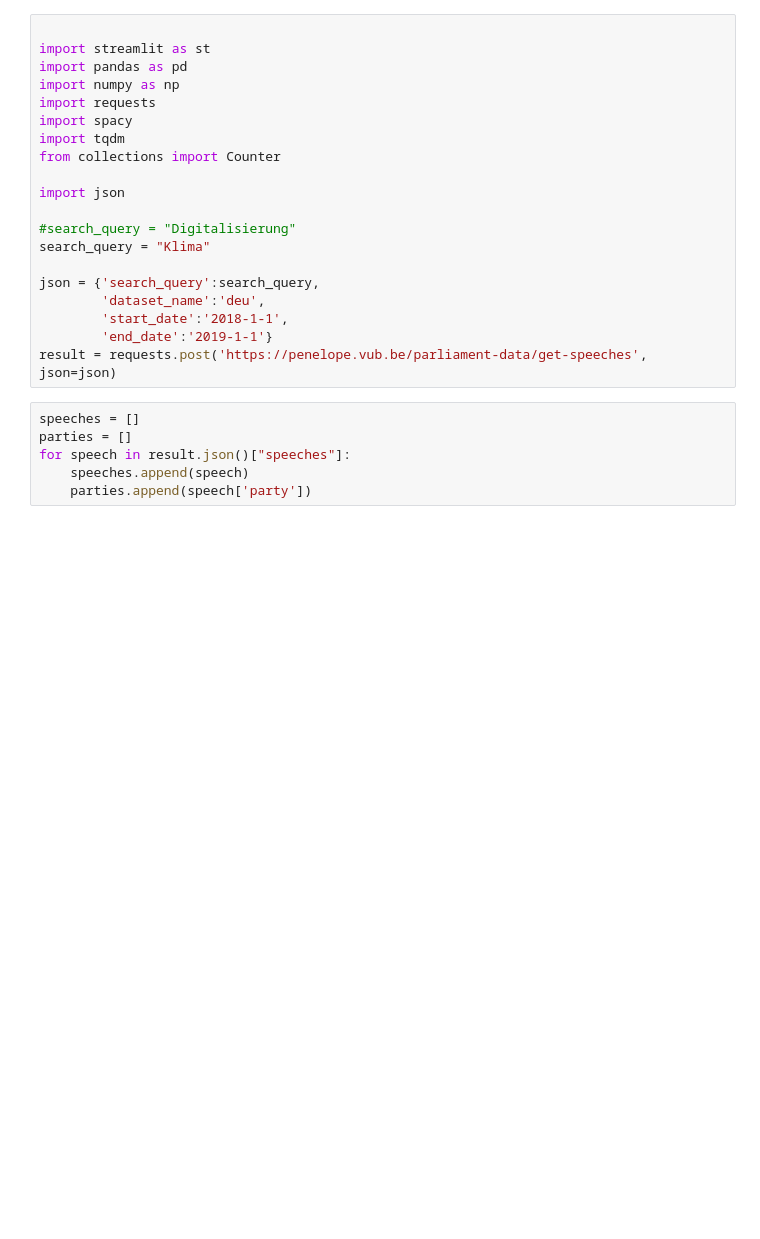
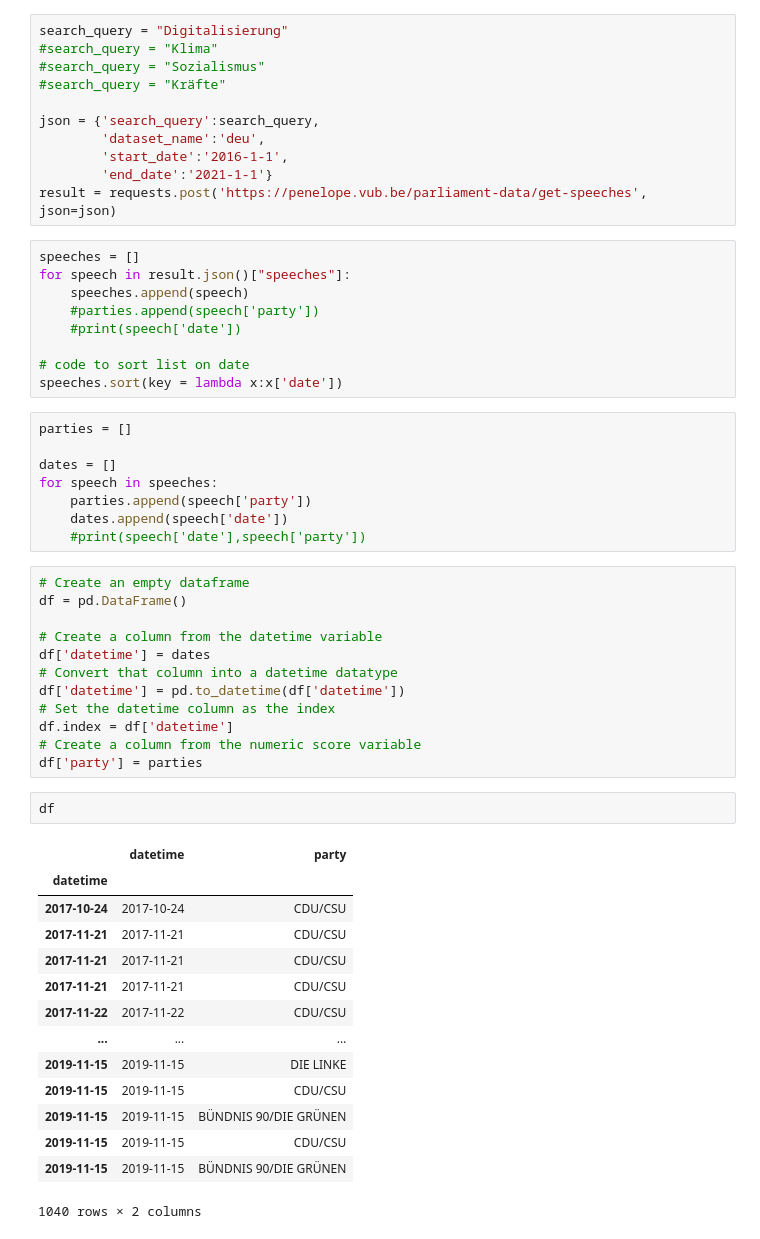
Before and after one commit to sevenbanisch/bundestagsreden, a Jupyter notebook: simplestatistics.ipynb, the cells around one changed output. Saved outputs shown, nothing was run; the diff lists cells and outputs as text; blank space fills up the shorter version.

```diff
--- a/simplestatistics.ipynb
+++ b/simplestatistics.ipynb
@@ -1,26 +143,57 @@
 # %%
-
-import streamlit as st
-import pandas as pd
-import numpy as np
-import requests
-import spacy
-import tqdm
-from collections import Counter
-
-import json
-
-#search_query = "Digitalisierung"
-search_query = "Klima"
+search_query = "Digitalisierung"
+#search_query = "Klima"
+#search_query = "Sozialismus"
+#search_query = "Kräfte"
 
 json = {'search_query':search_query,
         'dataset_name':'deu',
-        'start_date':'2018-1-1',
-        'end_date':'2019-1-1'}
+        'start_date':'2016-1-1',
+        'end_date':'2021-1-1'}
 result = requests.post('https://penelope.vub.be/parliament-data/get-speeches', json=json)
 # %%
 speeches = []
-parties = []
 for speech in result.json()["speeches"]:
     speeches.append(speech)
-    parties.append(speech['party'])
+    #parties.append(speech['party'])
+    #print(speech['date'])
+
+# code to sort list on date
+speeches.sort(key = lambda x:x['date'])
+# %%
+parties = []
+
+dates = []
+for speech in speeches:
+    parties.append(speech['party'])
+    dates.append(speech['date'])
+    #print(speech['date'],speech['party'])
+# %%
+# Create an empty dataframe
+df = pd.DataFrame()
+
+# Create a column from the datetime variable
+df['datetime'] = dates
+# Convert that column into a datetime datatype
+df['datetime'] = pd.to_datetime(df['datetime'])
+# Set the datetime column as the index
+df.index = df['datetime']
+# Create a column from the numeric score variable
+df['party'] = parties
+# %%
+df
+# %% [output]
+|  | datetime | party |
+| datetime |  |  |
+| 2017-10-24 | 2017-10-24 | CDU/CSU |
+| 2017-11-21 | 2017-11-21 | CDU/CSU |
+| 2017-11-21 | 2017-11-21 | CDU/CSU |
+| 2017-11-21 | 2017-11-21 | CDU/CSU |
+| 2017-11-22 | 2017-11-22 | CDU/CSU |
+| ... | ... | ... |
+| 2019-11-15 | 2019-11-15 | DIE LINKE |
+| 2019-11-15 | 2019-11-15 | CDU/CSU |
+| 2019-11-15 | 2019-11-15 | BÜNDNIS 90/DIE GRÜNEN |
+| 2019-11-15 | 2019-11-15 | CDU/CSU |
+| 2019-11-15 | 2019-11-15 | BÜNDNIS 90/DIE GRÜNEN |
+1040 rows × 2 columns
```
Also changed, not shown: parts of 15 cells of this notebook, 2 other files.
